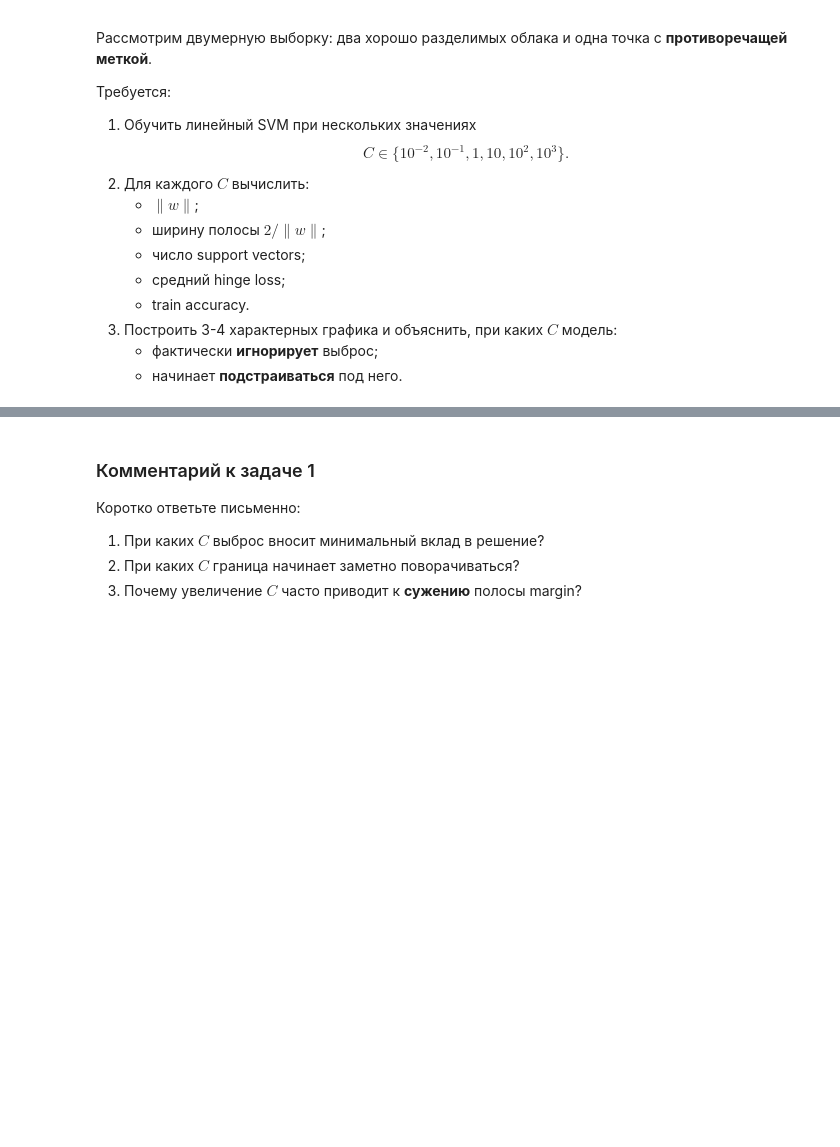
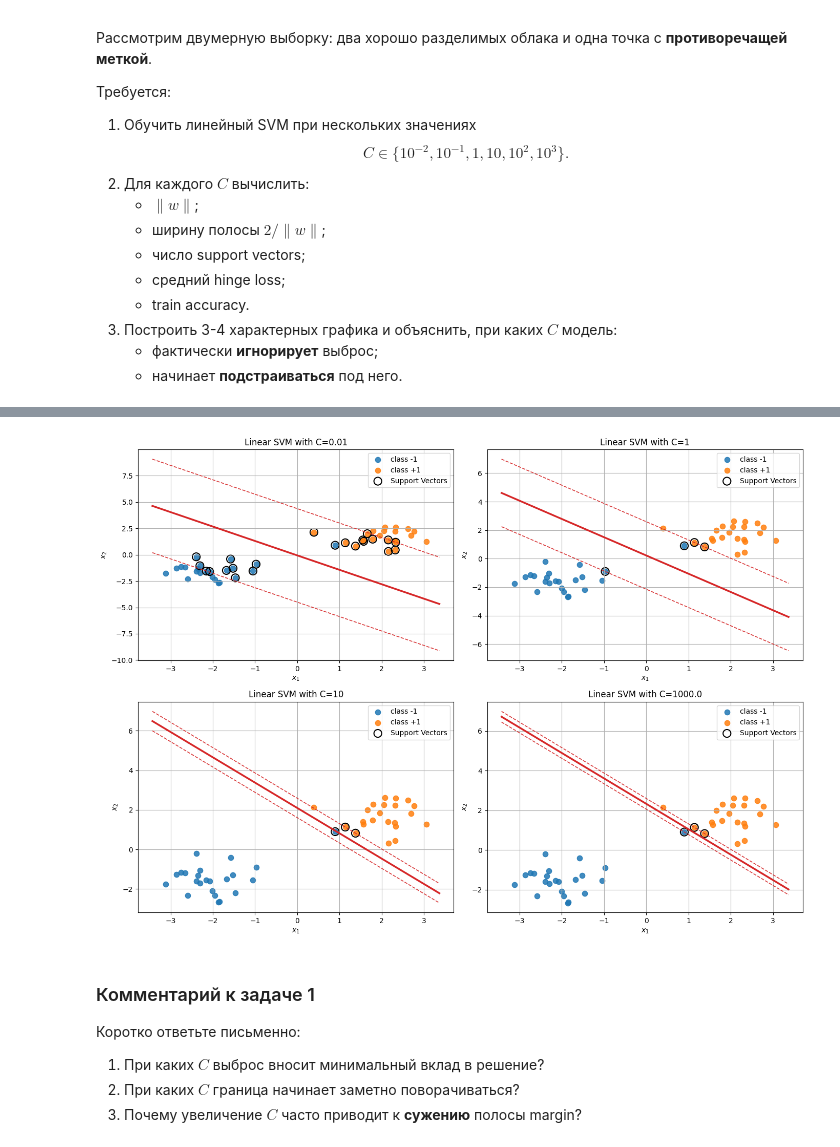
Before and after one commit to DmytryPan/ml-math-base-course, a Jupyter notebook: lab-05-svm/Lab_5_SVM_final.ipynb, the cells around one changed output, grey strips where cells are left out. Saved outputs shown, nothing was run; the diff lists cells and outputs as text; code cells hidden in the pictures; blank space fills up the shorter version.

```diff
--- a/lab-05-svm/Lab_5_SVM_final.ipynb
+++ b/lab-05-svm/Lab_5_SVM_final.ipynb
@@ -153,4 +155,24 @@ results_outlier = pd.DataFrame(
     ]
 )
 
+for c in C_values:
+  cls = SVC(C=c, kernel='linear', random_state=RANDOM_STATE) # создаем линейный классификатор SVM
+  cls.fit(X_out, y_out)
+  y_pred = cls.predict(X_out)
+  norm_w = np.linalg.norm(cls.coef_[0])
+  margin_width = 2 / norm_w
+  y_logical = np.where(y_out == cls.classes_[1], 1, -1)
+  n_support_vectors = cls.n_support_.sum()
+  decisions = cls.decision_function(X=X_out)
+  hinge_loss_mean = np.mean(np.maximum(0, 1 - y_logical*decisions))
+  train_accuracy = accuracy_score(y_out, y_pred)
+  row = {
+      "C": c,
+      "||w||": norm_w,
+      "margin_width" : margin_width,
+      "n_support_vectors": n_support_vectors,
+      "mean_hinge": hinge_loss_mean,
+      "train_accuracy":train_accuracy,
+  }
+  results_outlier = pd.concat([results_outlier, pd.DataFrame([row])])
 results_outlier
@@ -157,17 +187,43 @@ results_outlier
 # %%
 # TODO:
 # Выберите 3-4 характерных значения C и постройте для них графики:
 # - точки двух классов;
 # - разделяющая прямая;
 # - margin-линии;
 # - support vectors.
 #
 # Подсказка:
 # model.support_vectors_ содержит опорные векторы.
 
 selected_C = [1e-2, 1, 10, 1e3]
 
-# Ваш код здесь
+fig, axes = plt.subplots(2, 2, figsize=(14, 10))
+axes = axes.flatten()
+
+for i, c in enumerate(selected_C):
+    ax = axes[i]
+    cls = SVC(C=c, kernel='linear', random_state=RANDOM_STATE)
+    cls.fit(X_out, y_out)
+
+    plot_points_2d(X_out, y_out, ax=ax, title=f'Linear SVM with C={c}')
+
+    xlim = ax.get_xlim()
+    plot_separator_and_margins(cls, ax, xlim)
+
+    # Plot support vectors
+    ax.scatter(
+        cls.support_vectors_[:, 0],
+        cls.support_vectors_[:, 1],
+        s=120, facecolors='none', edgecolors='k', linewidths=1.5,
+        label='Support Vectors'
+    )
+
+    ax.legend()
+
+plt.tight_layout()
+plt.show()
+# %% [output]
+[figure, added]
 # %% [markdown]
 ### Комментарий к задаче 1
 
```
Also changed, not shown: parts of 3 cells of this notebook.
